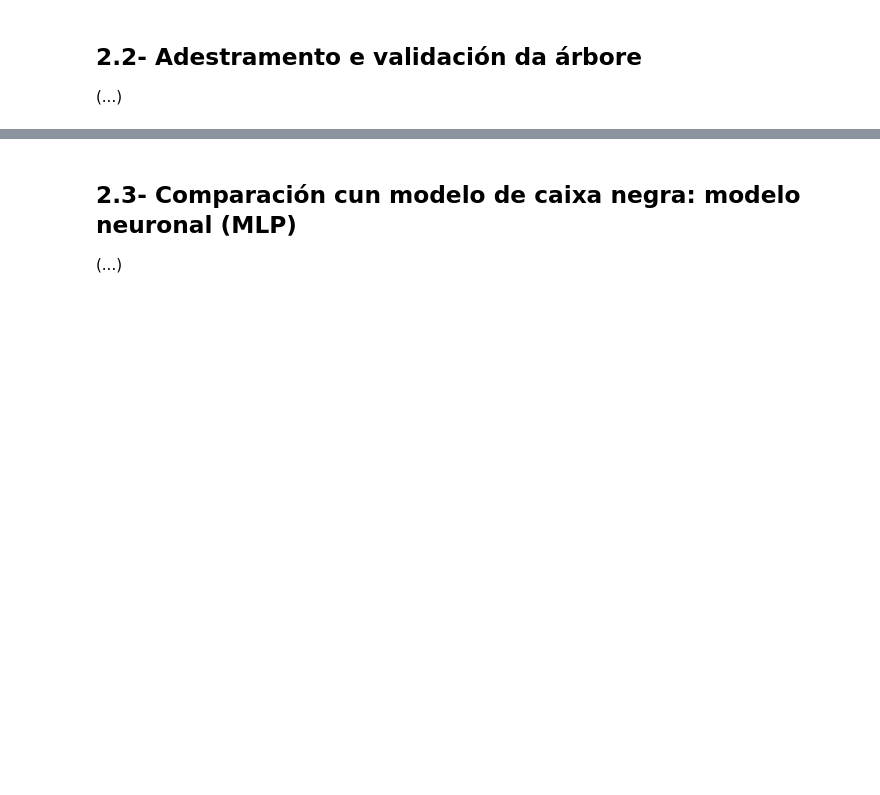
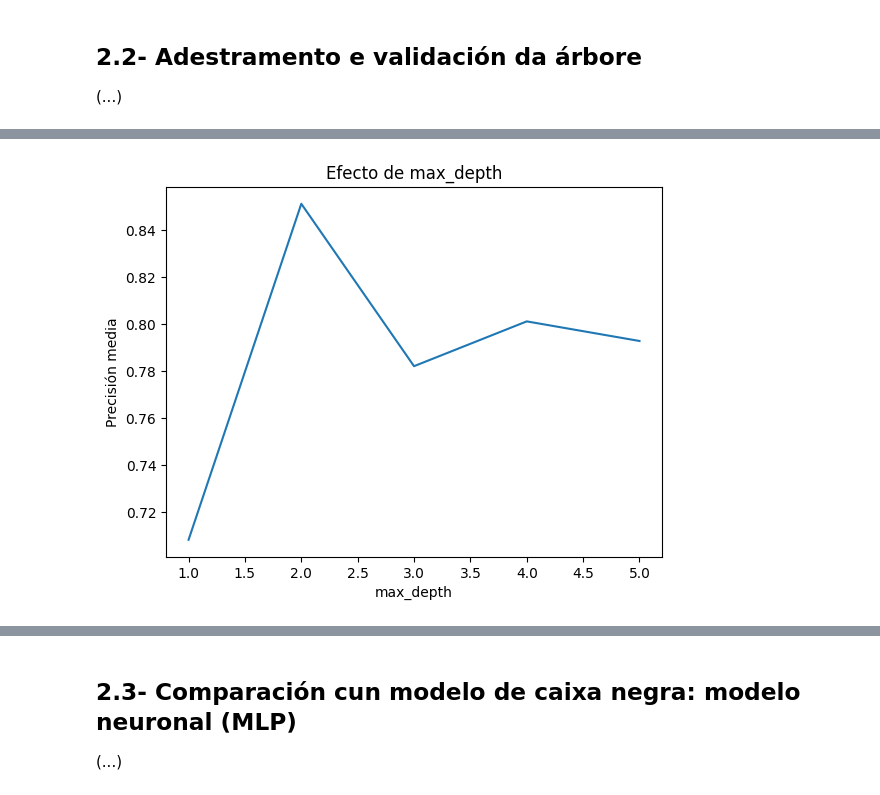
Before and after one commit to lupergo/AA, a Jupyter notebook: p02/script.ipynb, the cells around one changed output, grey strips where cells are left out. Cells and saved outputs as stored; diff of their text form; code cells hidden in the pictures; blank space fills up the shorter version.

```diff
--- a/p02/script.ipynb
+++ b/p02/script.ipynb
@@ -189,6 +201,24 @@ class DecisionTree:
             print('|   ' * nivel + f'-> Atributo: {features[nodo.atributo]} <= {nodo.umbral}')
             self.print_arbol(nodo.izquierdo, nivel + 1)
             self.print_arbol(nodo.derecho, nivel + 1)
+# %%
+def preprocesado(df, label='Label'):
+    # Conversión de las variables categóricas a numéricas
+    df.replace({
+        "Age": {"young": 0, "pre-presbyopic": 1, "presbyopic": 2},
+        "Prescription": {"myope": 0, "hypermetrope": 1},
+        "Astigmatic": {"no": 0, "yes": 1},
+        "TearRate": {"reduced": 0, "normal": 1},
+        "Label": {"no lenses": 0, "soft": 1, "hard": 2}
+    }, inplace=True)
+
+    # Separación de las características (X) y la variable objetivo (y)
+    X = df.drop(columns=[label])
+    #Converisón a variables binarias (one hot encoding)
+    X = pd.get_dummies(X, columns=X.columns)
+
+    y = df[label]
+    return X.values, y.values
 # %% [markdown]
 ## 2.2- Adestramento e validación da árbore
 (...)
@@ -194,0 +308,6 @@ class DecisionTree:
+# %%
+df_train = pd.read_csv('data/lenses.csv')
+
+X,y = preprocesado(df_train)
+# %%
+resultados = optimizar_arbol_decision(df_train)
@@ -194,0 +345,22 @@ class DecisionTree:
+# %%
+# Graficar resultados
+df_results = pd.DataFrame(resultados)
+
+#Visualización del efecto individual de cada hiperparámetro en la precisión
+
+#Efecto de max_depth
+depth_analysis = (
+    df_results
+    .groupby("max_depth")["precision"]
+    .mean()
+    .reset_index()
+)
+
+plt.figure()
+plt.plot(depth_analysis["max_depth"], depth_analysis["precision"])
+plt.xlabel("max_depth")
+plt.ylabel("Precisión media")
+plt.title("Efecto de max_depth")
+plt.show()
+# %% [output]
+[figure, added]
```
Also changed, not shown: parts of 21 cells of this notebook, 1 other file.
